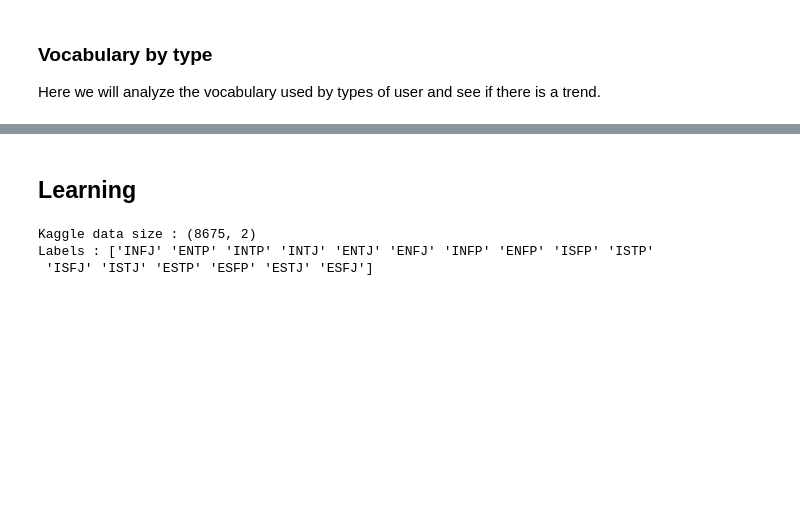
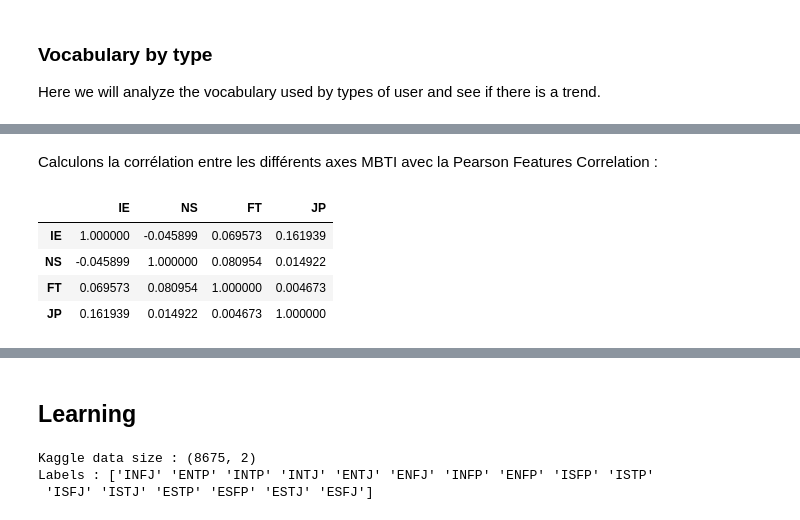
Before and after one commit to literate-waffle/mbti, a Jupyter notebook: mbti.ipynb, the cells around one changed output, grey strips where cells are left out. Saved outputs shown, nothing was run; the diff lists cells and outputs as text; code cells hidden in the pictures; blank space fills up the shorter version.

```diff
--- a/mbti.ipynb
+++ b/mbti.ipynb
@@ -208,0 +267,10 @@ Most common words for type ESFJ are ['like', 'think', 'esfj', 'people', 'know',
+# %% [markdown]
+Calculons la corrélation entre les différents axes MBTI avec la Pearson Features Correlation :
+# %%
+data_types[['IE','NS','FT','JP']].corr()
+# %% [output]
+|  | IE | NS | FT | JP |
+| IE | 1.000000 | -0.045899 | 0.069573 | 0.161939 |
+| NS | -0.045899 | 1.000000 | 0.080954 | 0.014922 |
+| FT | 0.069573 | 0.080954 | 1.000000 | 0.004673 |
+| JP | 0.161939 | 0.014922 | 0.004673 | 1.000000 |
```
Also changed, not shown: parts of 15 cells of this notebook, 1 other file.
